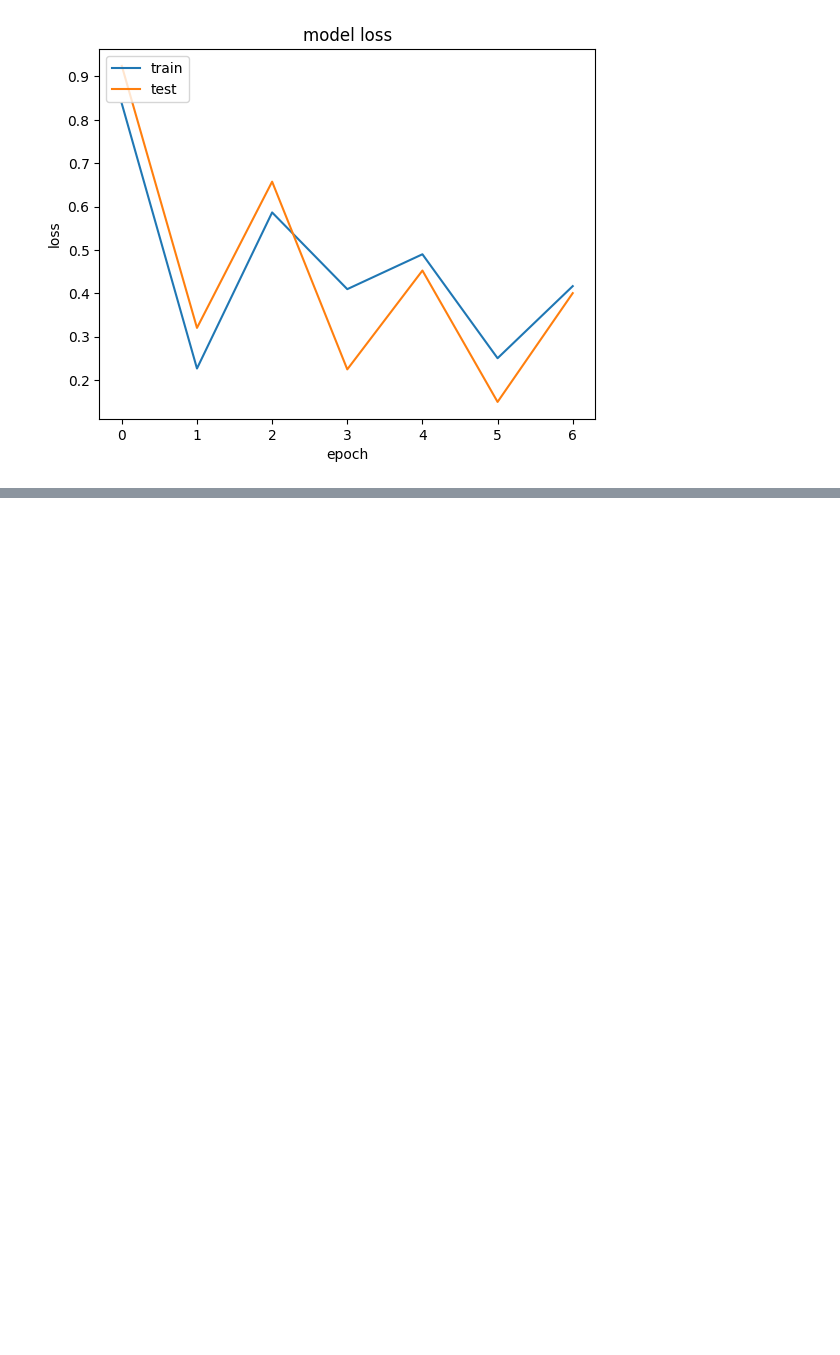
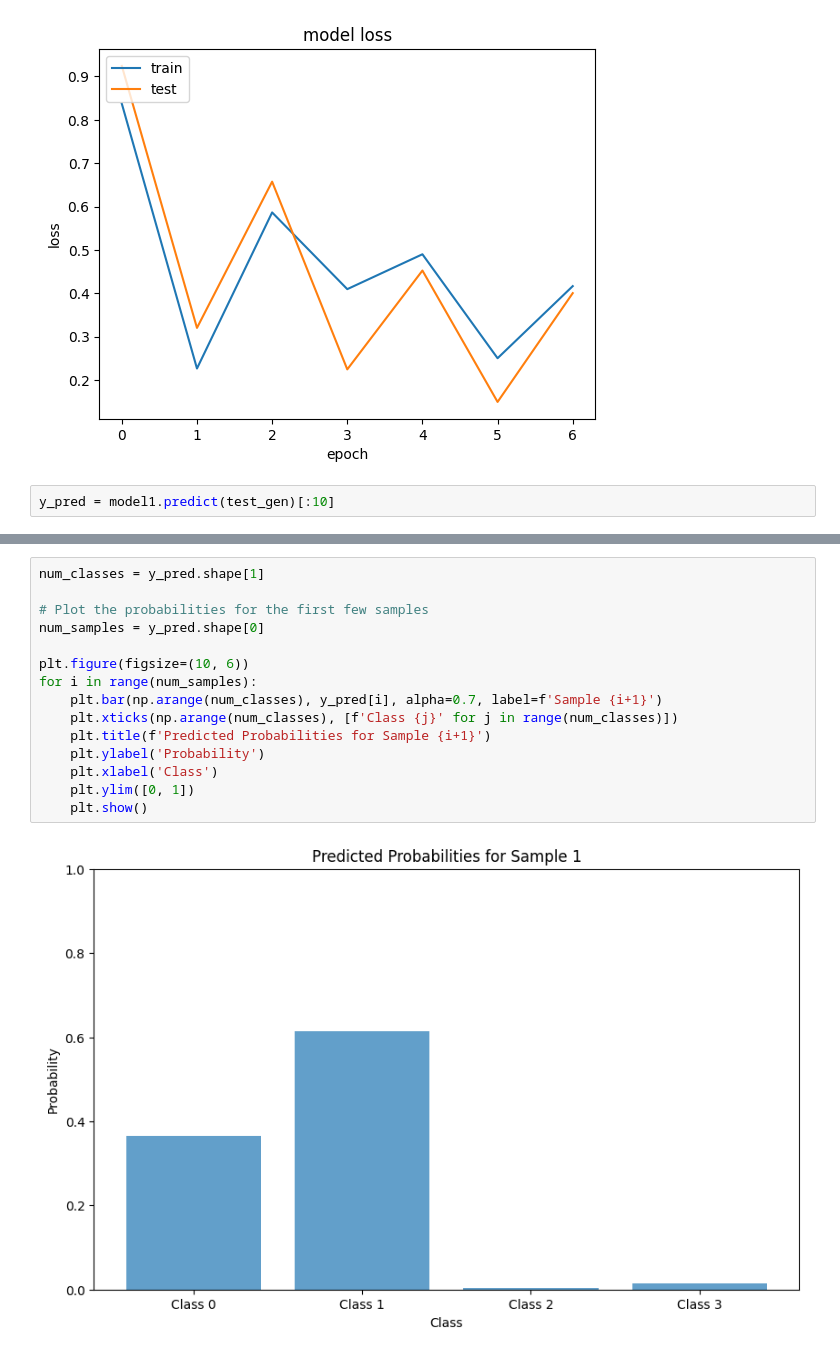
Before and after one commit to Mikkelml/brain_project, a Jupyter notebook: brain_img_classifier.ipynb, the cells around one changed output, grey strips where cells are left out. Drawn from its saved outputs; the diff is of its cells as text; blank space fills up the shorter version.

```diff
--- a/brain_img_classifier.ipynb
+++ b/brain_img_classifier.ipynb
@@ -435,3 +412,5 @@ plt.show()
 # %% [output]
 [figure]
 [figure]
+# %%
+y_pred = model1.predict(test_gen)[:10]
@@ -437,0 +433,17 @@ plt.show()
+# %%
+num_classes = y_pred.shape[1]
+
+# Plot the probabilities for the first few samples
+num_samples = y_pred.shape[0]
+
+plt.figure(figsize=(10, 6))
+for i in range(num_samples):
+    plt.bar(np.arange(num_classes), y_pred[i], alpha=0.7, label=f'Sample {i+1}')
+    plt.xticks(np.arange(num_classes), [f'Class {j}' for j in range(num_classes)])
+    plt.title(f'Predicted Probabilities for Sample {i+1}')
+    plt.ylabel('Probability')
+    plt.xlabel('Class')
+    plt.ylim([0, 1])
+    plt.show()
+# %% [output]
+[figure, added]
```
Also changed, not shown: parts of 5 cells of this notebook.
